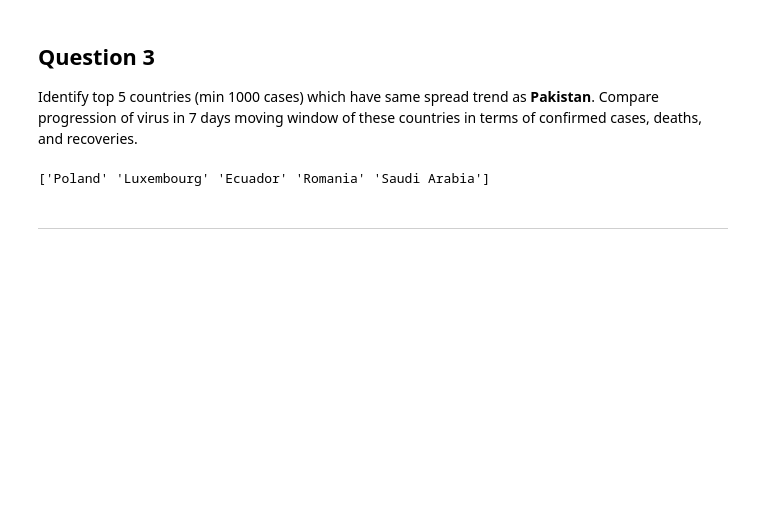
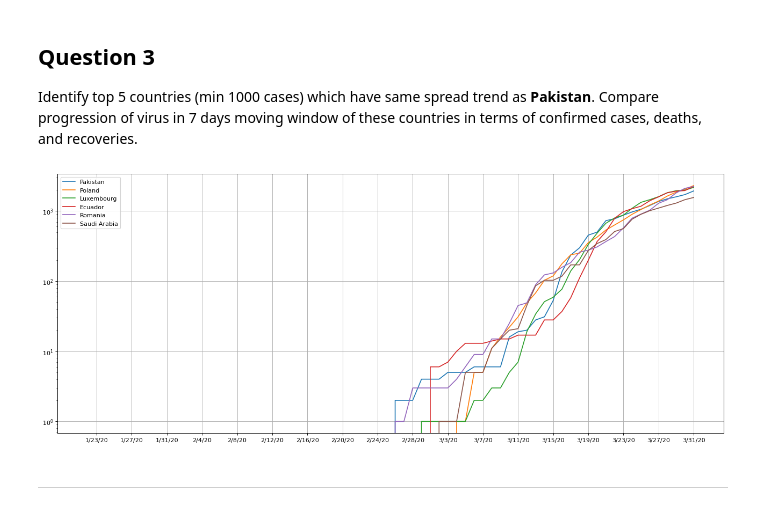
Before and after one commit to SamiAlavi/COVID-19-Predictive-Model, a Jupyter notebook: Assignment_02.ipynb, the cells around one changed output. Drawn from its saved outputs; the diff is of its cells as text; code cells hidden in the pictures; blank space fills up the shorter version.

```diff
--- a/Assignment_02.ipynb
+++ b/Assignment_02.ipynb
@@ -639,27 +639,39 @@ Identify top 5 countries (min 1000 cases) which have same spread trend as **Paki
 # %%
 def getminthousands(countries):
   minthousand = list()
   for i in countries:
     if i[1][-1]>999:
       if i[0]=='Pakistan':
         pak = [i[0],i[1]]
-      else:
-        minthousand.append([i[0],i[1]])
+      minthousand.append([i[0],i[1]])
   return pak, minthousand
 
 def finddeviation(pak, restcountries):
   dev = list()
   for i in restcountries:
     subsum = sum(np.abs(i[1]-pak[1]))
     dev.append([i[0],subsum])
   return np.array(sorted(dev,key=lambda l:l[1]))
 
+def plottrend(cols, minthousand, allCountries, topfive):
+  minthousand = np.array(minthousand)
+  plt.figure(num=None, figsize=(20, 8), dpi=80, facecolor='w', edgecolor='k')
+  for i in topfive:
+    index = np.where(minthousand[:,0] == i)
+    rows = minthousand[index][0][1]
+    plt.plot(cols,rows,label=i)
+  plt.yscale('log')
+  plt.xticks(np.arange(1, len(cols),4))
+  plt.grid(True)
+  plt.legend()
+  plt.show()
+
 pak, minthousand = getminthousands(cntdesc) # getting Pakistan and rest countries with atleast 1000 cases
 dev = finddeviation(pak, minthousand)       # countries with least deviation from Pakistan (in ascending order)
-topfive = dev[:5][:,0]
-print(topfive)
+topfive = dev[:6][:,0]
+plottrend(cols, minthousand, allcountries, topfive)
 # %% [output]
-['Poland' 'Luxembourg' 'Ecuador' 'Romania' 'Saudi Arabia']
+[figure, added]
 # %% [markdown]
 <hr>
 # %% [markdown]
```
